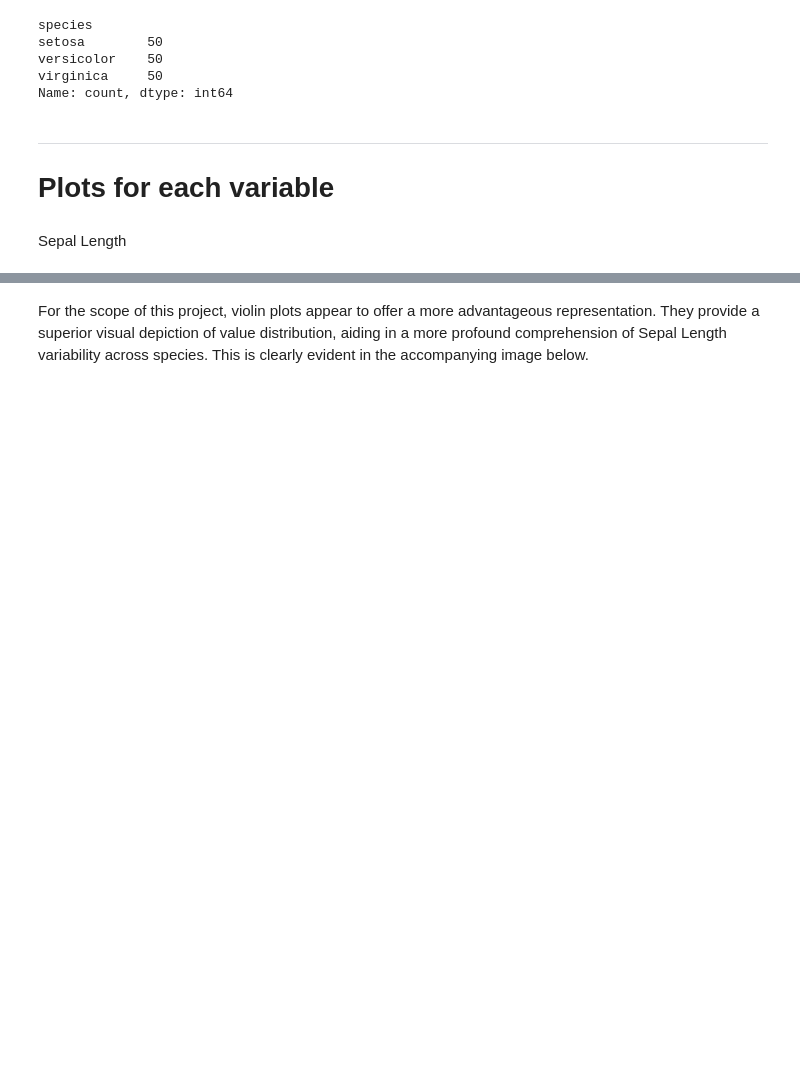
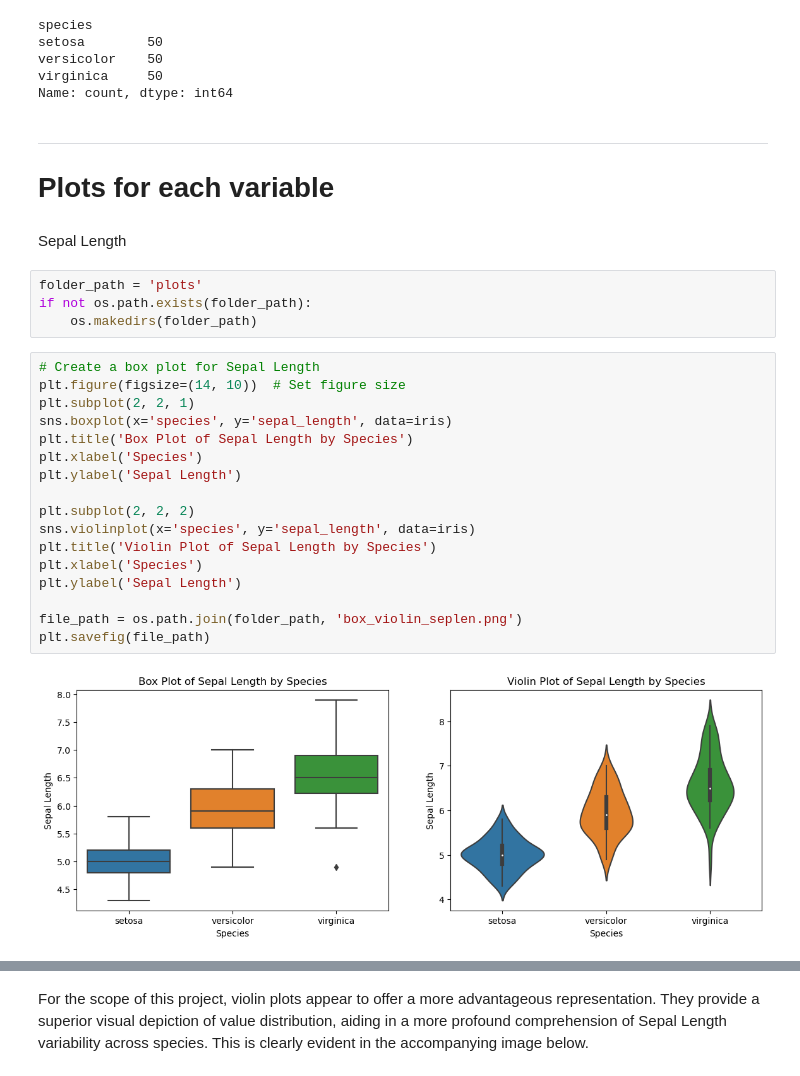
Before and after one commit to nexlanglxm/fundamentals-of-data-analysis, a Jupyter notebook: project.ipynb, the cells around one changed output, grey strips where cells are left out. Saved outputs shown, nothing was run; the diff lists cells and outputs as text; blank space fills up the shorter version.

Commit message:
reformatting, savefig and sepal widths

```diff
--- a/project.ipynb
+++ b/project.ipynb
@@ -175,3 +176,26 @@ Name: count, dtype: int64
 # Plots for each variable
 # %% [markdown]
 Sepal Length
+# %%
+folder_path = 'plots'
+if not os.path.exists(folder_path):
+    os.makedirs(folder_path)
+# %%
+# Create a box plot for Sepal Length
+plt.figure(figsize=(14, 10))  # Set figure size
+plt.subplot(2, 2, 1)
+sns.boxplot(x='species', y='sepal_length', data=iris)
+plt.title('Box Plot of Sepal Length by Species')
+plt.xlabel('Species')
+plt.ylabel('Sepal Length')
+
+plt.subplot(2, 2, 2)
+sns.violinplot(x='species', y='sepal_length', data=iris)
+plt.title('Violin Plot of Sepal Length by Species')
+plt.xlabel('Species')
+plt.ylabel('Sepal Length')
+
+file_path = os.path.join(folder_path, 'box_violin_seplen.png')
+plt.savefig(file_path)
+# %% [output]
+[figure, added]
```
Also changed, not shown: parts of 10 cells of this notebook.
